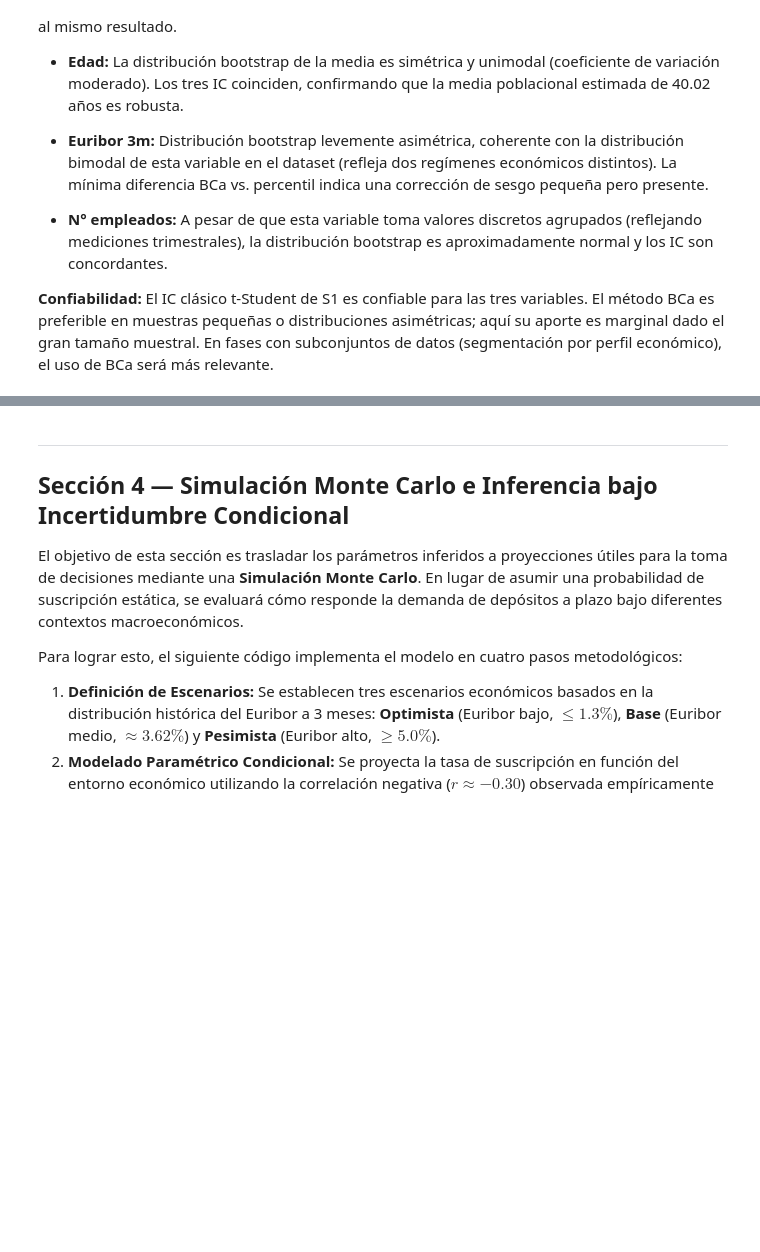
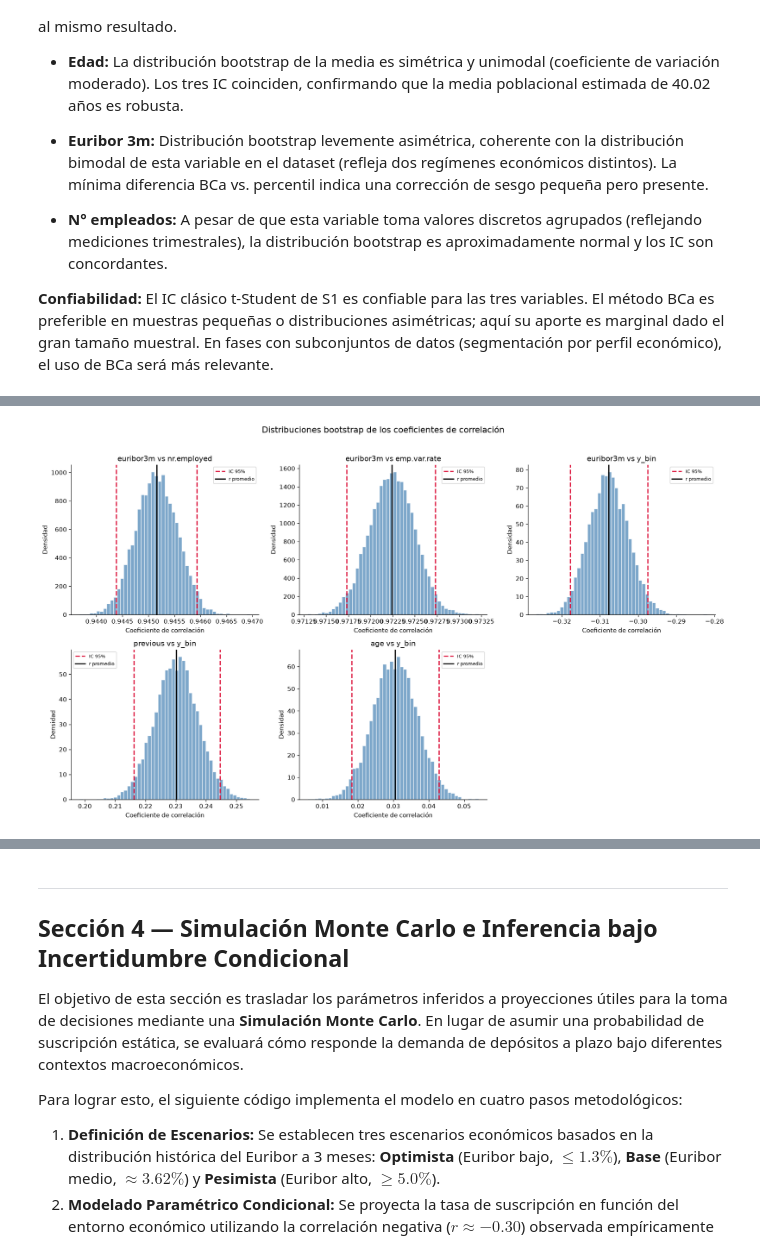
Before and after one commit to k1ngdom0fbullsh1t/proyecto-grupo4-mcdi501, a Jupyter notebook: notebooks/f3_desarrollo/F3_Simulacion.ipynb, the cells around one changed output, grey strips where cells are left out. Drawn from its saved outputs; the diff is of its cells as text; code cells hidden in the pictures; blank space fills up the shorter version.

```diff
--- a/notebooks/f3_desarrollo/F3_Simulacion.ipynb
+++ b/notebooks/f3_desarrollo/F3_Simulacion.ipynb
@@ -230,0 +392,58 @@ IC bootstrap 95% para 5 pares de correlaciones relevantes de S1: euribor3m/nr.em
+# %%
+fig, axes = plt.subplots(2, 3, figsize=(16, 9))
+axes = axes.flatten()
+
+for i, (x, y) in enumerate(pares_corr):
+
+    ax = axes[i]
+    r = resultados_corr[(x, y)]
+
+    ax.hist(
+        r["bootstrap"],
+        bins=50,
+        density=True,
+        color="steelblue",
+        alpha=0.70,
+        edgecolor="white"
+    )
+
+    ax.axvline(
+        r["ic_inf"],
+        color="crimson",
+        linestyle="--",
+        linewidth=2,
+        label="IC 95%"
+    )
+
+    ax.axvline(
+        r["ic_sup"],
+        color="crimson",
+        linestyle="--",
+        linewidth=2
+    )
+
+    ax.axvline(
+        r["media"],
+        color="black",
+        linewidth=2,
+        label="r promedio"
+    )
+
+    ax.set_title(f"{x} vs {y}")
+    ax.set_xlabel("Coeficiente de correlación")
+    ax.set_ylabel("Densidad")
+    ax.legend(fontsize=8)
+
+# El sexto gráfico queda vacío
+axes[-1].axis("off")
+
+fig.suptitle(
+    "Distribuciones bootstrap de los coeficientes de correlación",
+    fontsize=14,
+    y=1.02
+)
+
+plt.tight_layout()
+plt.show()
+# %% [output]
+[figure, added]
```
Also changed, not shown: parts of 13 cells of this notebook.
